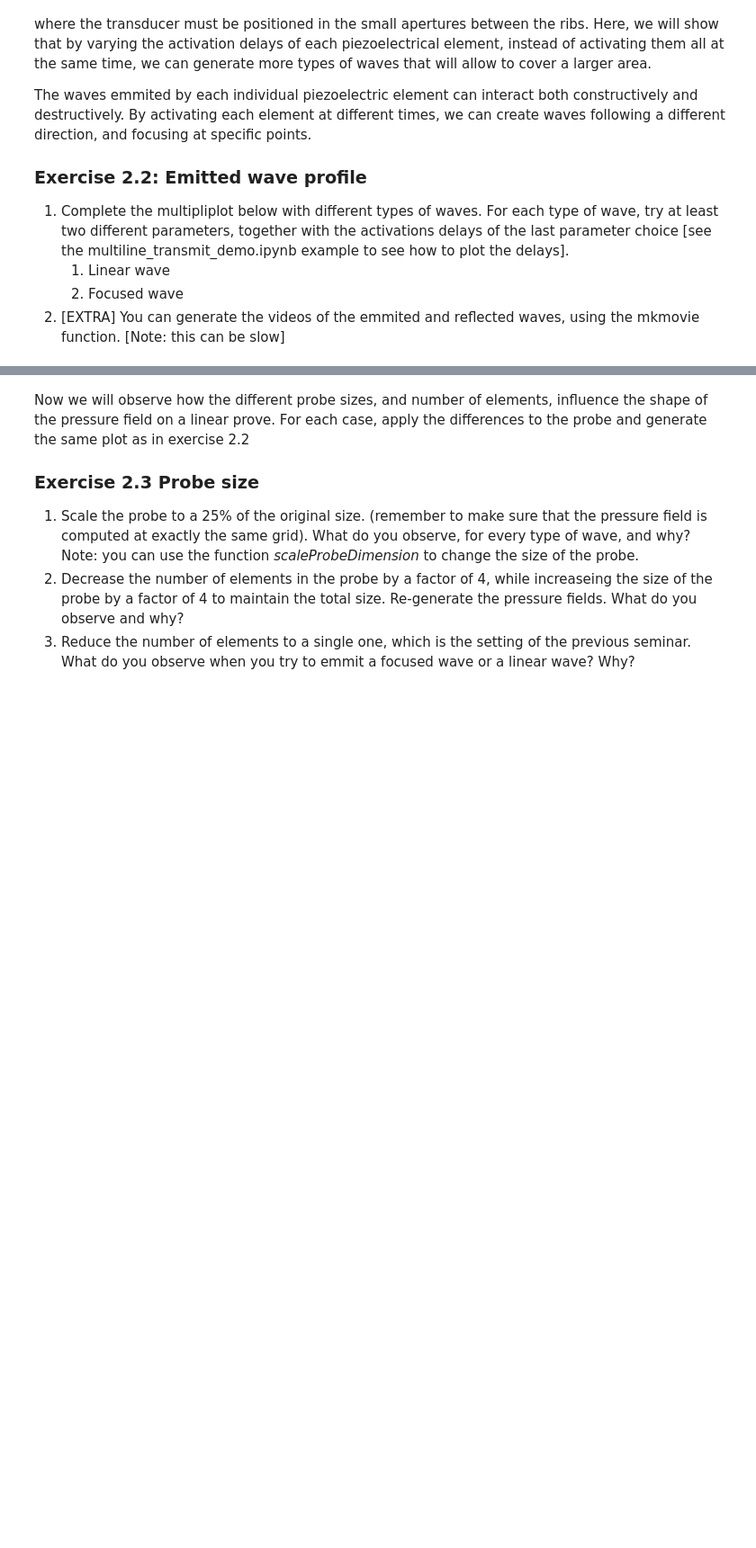
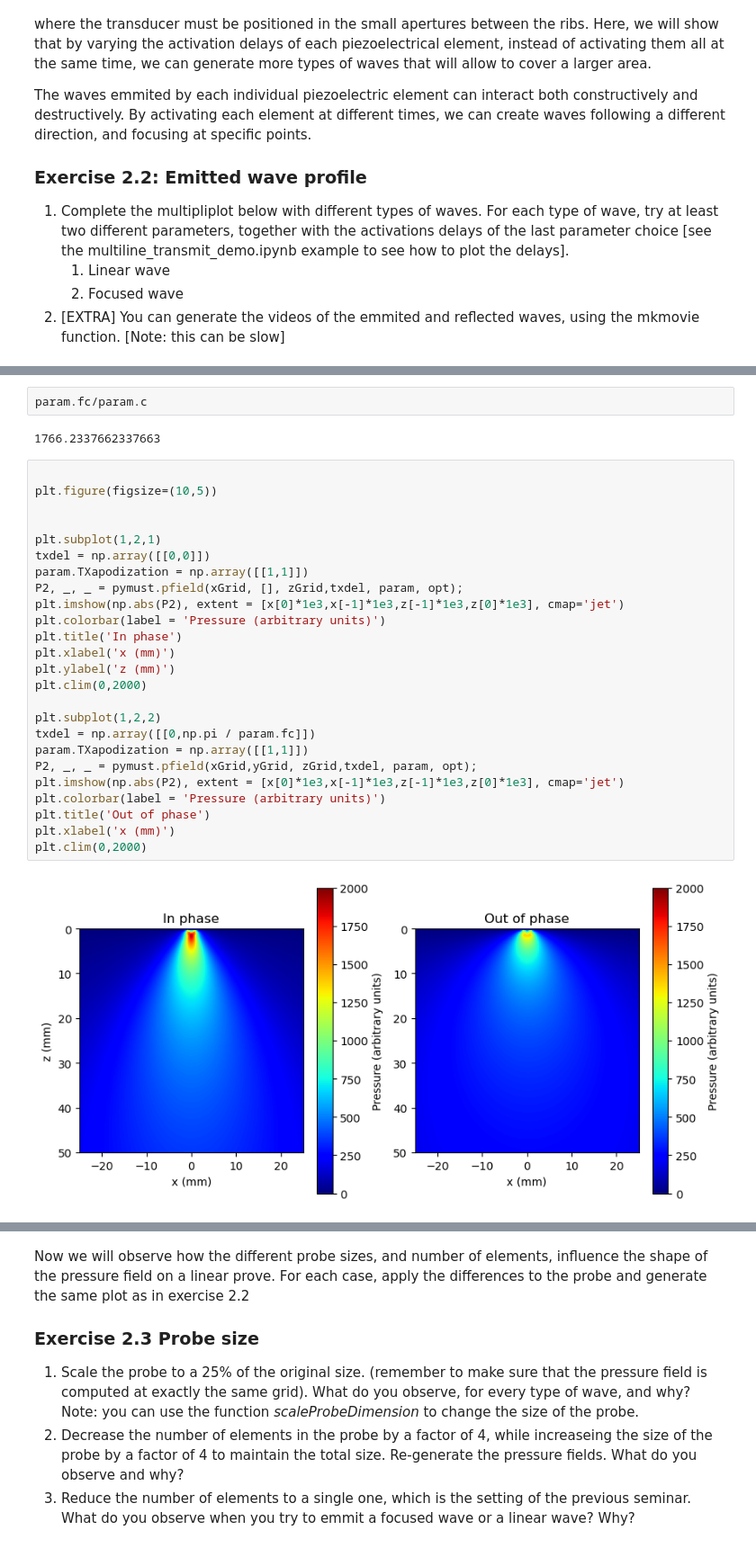
Before and after one commit to creatis-ULTIM/PyMUST, a Jupyter notebook: tutorials/P2_several_elements.ipynb, the cells around one changed output, grey strips where cells are left out. Shown at 90% size. Cells and saved outputs as stored; diff of their text form; blank space fills up the shorter version.

```diff
--- a/tutorials/P2_several_elements.ipynb
+++ b/tutorials/P2_several_elements.ipynb
@@ -97,0 +128,31 @@ plt.tight_layout()
+# %%
+param.fc/param.c
+# %% [output]
+1766.2337662337663
+# %%
+
+plt.figure(figsize=(10,5))
+
+
+plt.subplot(1,2,1)
+txdel = np.array([[0,0]])
+param.TXapodization = np.array([[1,1]])
+P2, _, _ = pymust.pfield(xGrid, [], zGrid,txdel, param, opt);
+plt.imshow(np.abs(P2), extent = [x[0]*1e3,x[-1]*1e3,z[-1]*1e3,z[0]*1e3], cmap='jet')
+plt.colorbar(label = 'Pressure (arbitrary units)')
+plt.title('In phase')
+plt.xlabel('x (mm)')
+plt.ylabel('z (mm)')
+plt.clim(0,2000)
+
+plt.subplot(1,2,2)
+txdel = np.array([[0,np.pi / param.fc]])
+param.TXapodization = np.array([[1,1]])
+P2, _, _ = pymust.pfield(xGrid,yGrid, zGrid,txdel, param, opt);
+plt.imshow(np.abs(P2), extent = [x[0]*1e3,x[-1]*1e3,z[-1]*1e3,z[0]*1e3], cmap='jet')
+plt.colorbar(label = 'Pressure (arbitrary units)')
+plt.title('Out of phase')
+plt.xlabel('x (mm)')
+plt.clim(0,2000)
+# %% [output]
+[figure, added]
```
Also changed, not shown: parts of 6 cells of this notebook, 8 other files.
